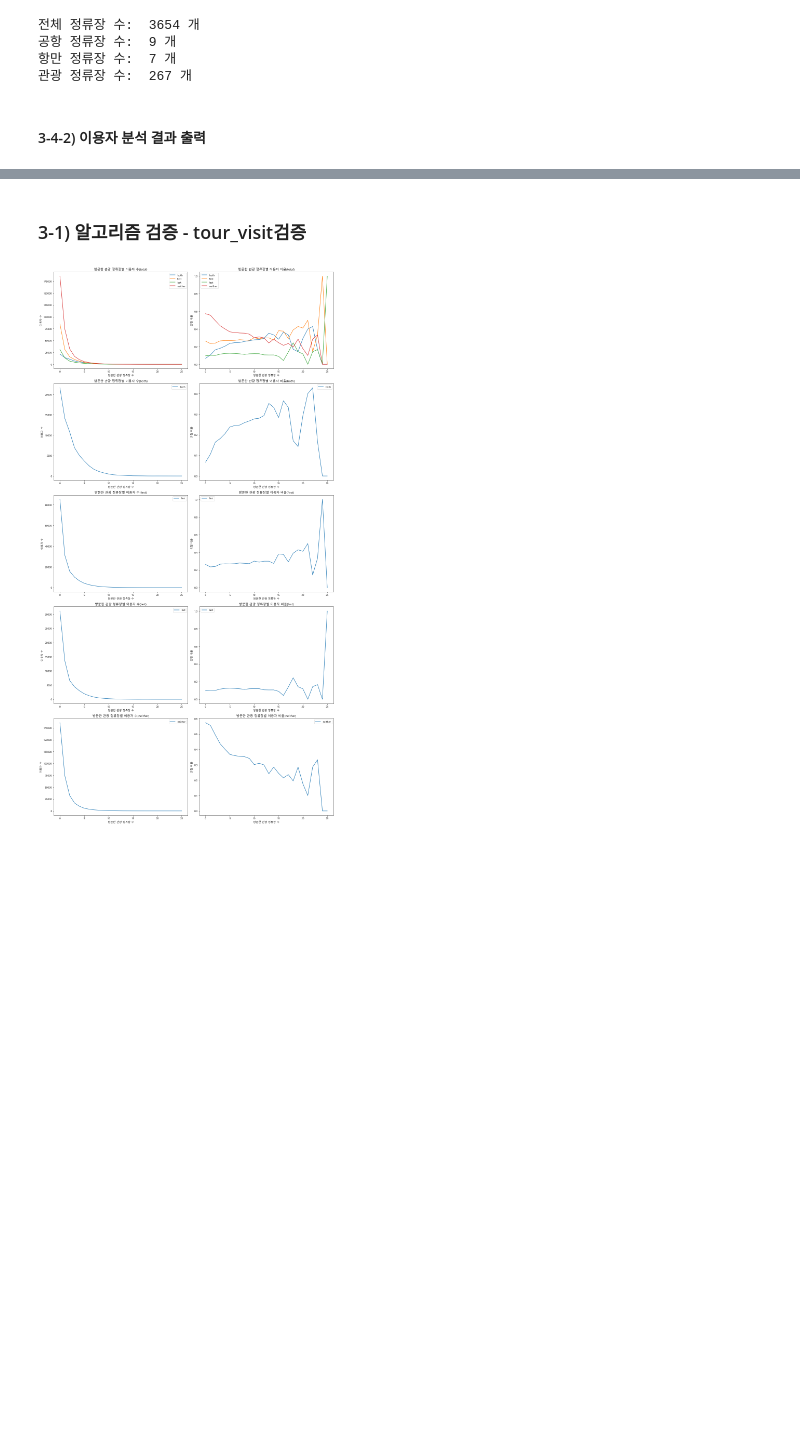
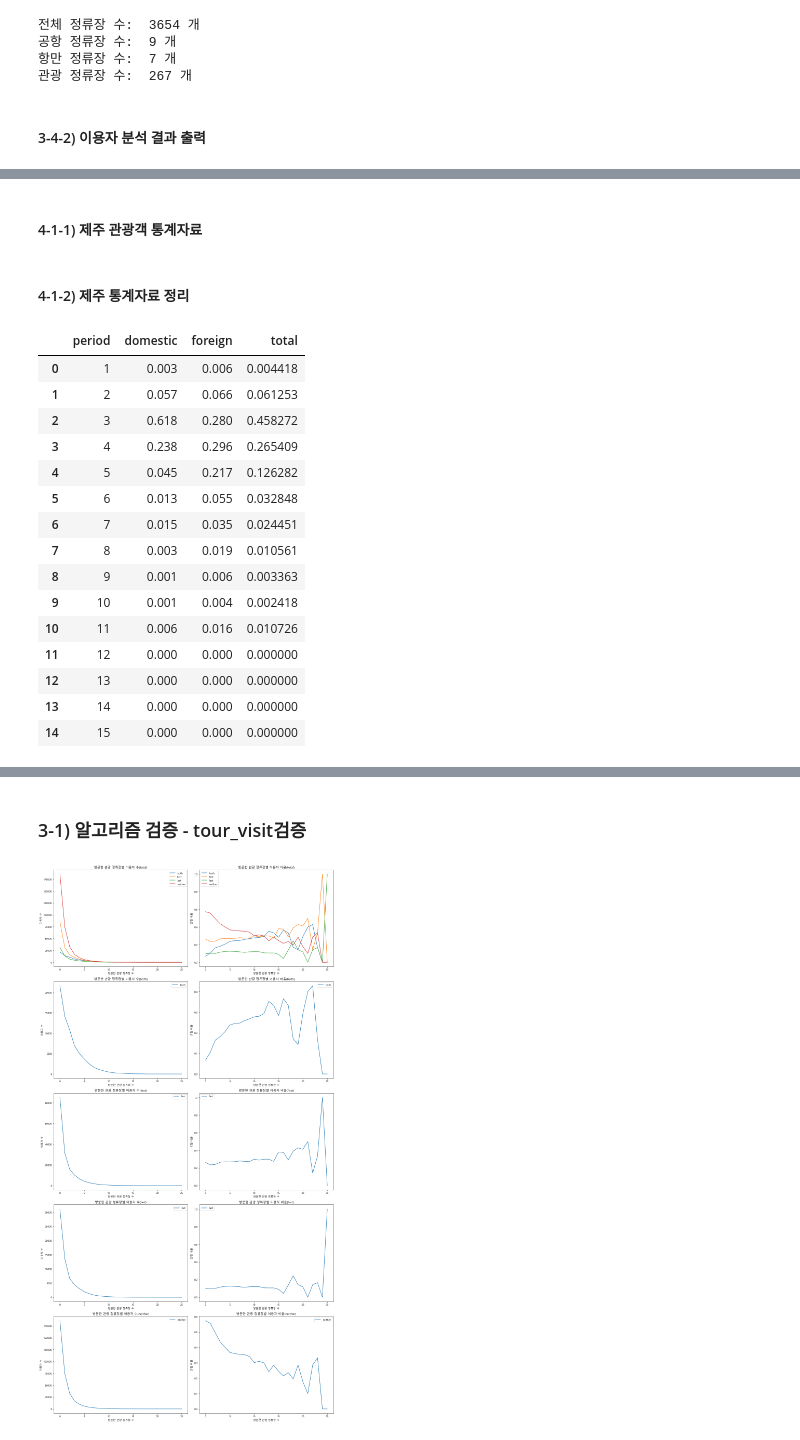
Before and after one commit to hoonisone/2020_jeju-bus-tag_data-analysis, a Jupyter notebook: main/1. 데이터 전처리/1. 이용자&정류장 추출.ipynb, the cells around one changed output, grey strips where cells are left out. Saved outputs shown, nothing was run; the diff lists cells and outputs as text; code cells hidden in the pictures; blank space fills up the shorter version.

```diff
--- a/main/1. 데이터 전처리/1. 이용자&정류장 추출.ipynb
+++ b/main/1. 데이터 전처리/1. 이용자&정류장 추출.ipynb
@@ -529,0 +536,80 @@ station_df.to_csv(STATION_DF_PATH, encoding=DEFAULT_ENCODING, index=False)
+# %% [markdown]
+#### 4-1-1) 제주 관광객 통계자료
+# %%
+# 제주 관광객 수 데이터
+tourist_num = {"2019":{"Jun":{"Domestic":1155020, "Foreign":152197},
+                              "Jul":{"Domestic":1157447, "Foreign":152629},
+                              "Aug":{"Domestic":1243132, "Foreign":178323}}}
+
+# 제주 관광객 체류 기간 데이터
+stay_period = {"period":[1, 2, 3, 4, 5, 6, 7, 8, 9, 10, 11, 12, 13, 14, 15],
+               "domestic":[0.003, 0.057, 0.618, 0.238, 0.045, 0.013, 0.015, 0.003, 0.001, 0.001, 0.006, 0, 0, 0, 0],
+               "foreign":[0.006, 0.066, 0.280, 0.296, 0.217, 0.055, 0.035, 0.019, 0.006, 0.004, 0.016, 0, 0, 0, 0]}
+
+# 기타 데이터(버스 이용량, )
+domestic_bus_utilization = 3.2
+foreign_bus_utilization = 21.1
+tag_utilization = 84.7
+# %% [markdown]
+#### 4-1-2) 제주 통계자료 정리
+# %%
+def make_statistics_for_pecentage_distrubution(df, expected_column, percentage_column):
+    df["E * P"] = df[expected_column] * df[percentage_column]
+    df["E * E"] = df[expected_column] * df[expected_column]
+    mean = df["E * P"].sum()
+    variance = df["E * E"].mean() - mean
+    standard_deviation = variance ** (0.5)
+    return mean, standard_deviation
+
+# 관광객 수 합계 계산
+domestic_tourist_num = 0
+foreign_tourist_num = 0
+for data in tourist_num["2019"].values():
+    domestic_tourist_num += data["Domestic"]
+    foreign_tourist_num += data["Foreign"]
+total_tourist_num = domestic_tourist_num+foreign_tourist_num
+
+# 대중교통 이용 관광객 수 계산
+domestic_user_num = int(domestic_tourist_num*domestic_bus_utilization/100)
+foreign_user_num  = int(foreign_tourist_num*foreign_bus_utilization/100)
+total_user_num = domestic_user_num+foreign_user_num
+
+# 제주 관광객 비율 통계
+domestic_user_ratio = domestic_user_num / total_user_num
+foreign_user_ratio = foreign_user_num / total_user_num
+
+# 관광객 데이터 데이터프레임생성
+stay_period_df = pd.DataFrame(stay_period)
+stay_period_df["total"] = stay_period_df["domestic"]*domestic_user_ratio+stay_period_df["foreign"]*foreign_user_ratio
+stay_period_df
+
+# # 제주 관광객 체류기간 통계(평균, 표준편차)
+# domestic_period_mean, domestic_period_std = make_statistics_for_pecentage_distrubution(stay_period_df, expected_column="period", percentage_column="domestic")
+# foreign_period_mean, foreign_tourist_period_std = make_statistics_for_pecentage_distrubution(stay_period_df, expected_column="period", percentage_column="foreign")
+# total_period_mean = (domestic_period_mean*domestic_num + foreign_period_mean*foreign_num)/total_num
+# total_period_std = ((domestic_period_std**2+domestic_period_mean) - total_period_mean)**(0.5)
+
+# # 전체 관광객 분포도 통계
+# total_tourist_ratio_per_stay_period_df = domestic_tourist_ratio_per_stay_period_df
+
+# # 관광객 버스 이용자 계산(이용자 수 * 이용자 비율)
+# domestic_num = int(domestic_tourist_num*domestic_bus_utilization/100)
+# foreign_num  = int(foreign_tourist_num*foreign_bus_utilization/100)
+# total_num = domestic_user_num+foreign_user_num
+# %% [output]
+|  | period | domestic | foreign | total |
+| 0 | 1 | 0.003 | 0.006 | 0.004418 |
+| 1 | 2 | 0.057 | 0.066 | 0.061253 |
+| 2 | 3 | 0.618 | 0.280 | 0.458272 |
+| 3 | 4 | 0.238 | 0.296 | 0.265409 |
+| 4 | 5 | 0.045 | 0.217 | 0.126282 |
+| 5 | 6 | 0.013 | 0.055 | 0.032848 |
+| 6 | 7 | 0.015 | 0.035 | 0.024451 |
+| 7 | 8 | 0.003 | 0.019 | 0.010561 |
+| 8 | 9 | 0.001 | 0.006 | 0.003363 |
+| 9 | 10 | 0.001 | 0.004 | 0.002418 |
+| 10 | 11 | 0.006 | 0.016 | 0.010726 |
+| 11 | 12 | 0.000 | 0.000 | 0.000000 |
+| 12 | 13 | 0.000 | 0.000 | 0.000000 |
+| 13 | 14 | 0.000 | 0.000 | 0.000000 |
+| 14 | 15 | 0.000 | 0.000 | 0.000000 |
```
Also changed, not shown: parts of 10 cells of this notebook.
